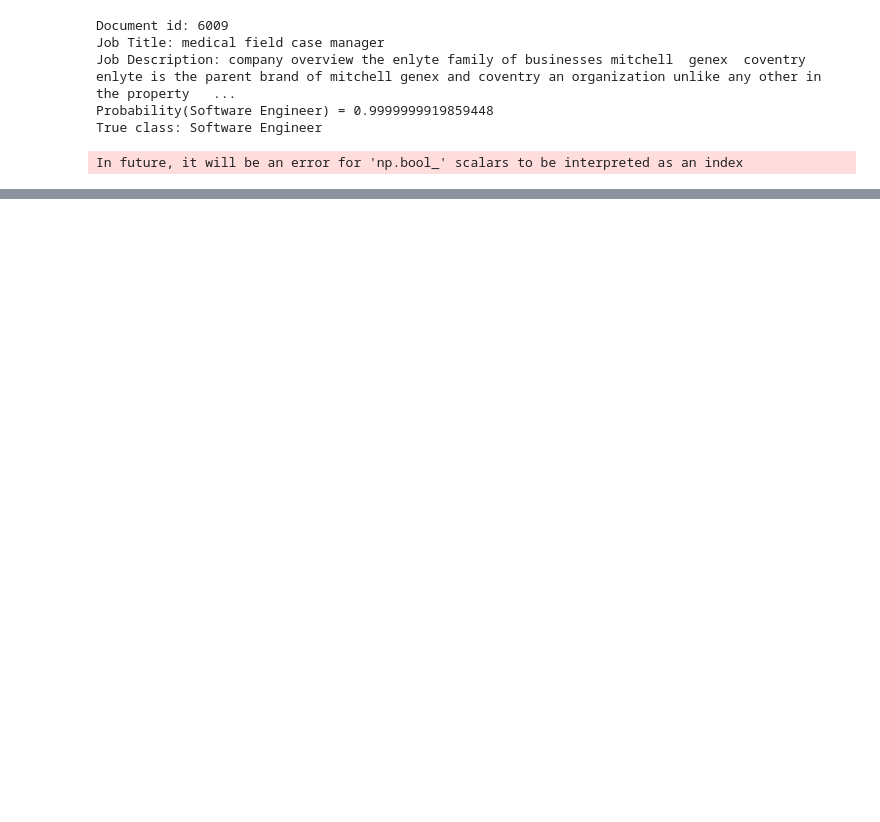
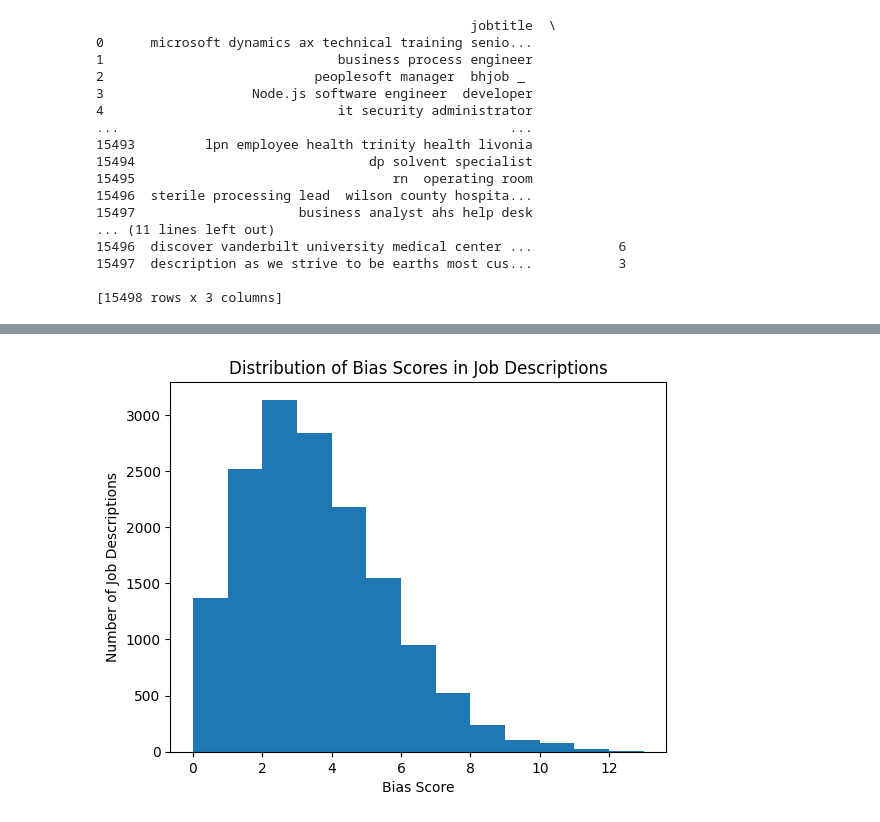
Before and after one commit to cenaice/Iterum-JobPortal, a Jupyter notebook: iterum-job-portal/src/AI_ML/model_train.ipynb, the cells around one changed output, grey strips where cells are left out. Saved outputs shown, nothing was run; the diff lists cells and outputs as text; code cells hidden in the pictures; blank space fills up the shorter version.

```diff
--- a/iterum-job-portal/src/AI_ML/model_train.ipynb
+++ b/iterum-job-portal/src/AI_ML/model_train.ipynb
@@ -163,16 +136,18 @@ Accuracy of Software Engineer: 0.9784646938177557
 # %%
-print(biased_job_descriptions[['jobtitle', 'jobdescription', 'biased_words']])
+# Biased Language Detection
+combined_data['naive_biased_words'] = combined_data['jobdescription'].apply(
+    lambda x: JobCategoryClassifier.find_biased_language(x, 2))
 
-print(" ------------------------------------------------------ ")
-# Assuming 'biased_job_descriptions' is your DataFrame with biased words
-biased_words_list = sum(biased_job_descriptions['biased_words'], [])
-word_freq = pd.Series(biased_words_list).value_counts()
+bias_model, vectorizer_swe, X_test_bias, y_test_bias = training_model(
+    combined_data['combined_text'], combined_data['naive_biased_words'], "Bias")
 
-# Plotting top N biased words
-top_n = 20
-word_freq[:top_n].plot(kind='bar', figsize=(12, 6))
-plt.title(f"Top {top_n} Biased Words in Job Descriptions")
-plt.ylabel("Frequency")
-plt.xlabel("Biased Words")
-plt.show()
+# Adding LIME to our job detection model.
+
+exp = apply_lime_to_model(combined_data, X_test_bias, y_test_bias, bias_model, [
+    'Not Bias', 'Bias'], biased_words_set)
+
+# Visualize the explanation in a notebook
+exp.show_in_notebook(text=True)
+
+print("End")
 # %% [output]
@@ -233,16 +205,33 @@ plt.show()
 # %%
-# Adding LIME to our job detection model.
-# Function to use LIME for explainability
+# Calculate bias score for each job description
+combined_data['bias_score'] = combined_data['jobdescription'].apply(
+    lambda x: calculate_bias_score(x, biased_words_set))
 
-exp = apply_lime_to_model(combined_data, X_test_swe, y_test_swe, swe_model, [
-    'Not SWE', 'Software Engineer'], biased_words_set)
+# Displaying the bias scores along with job titles and descriptions
+print(combined_data[['jobtitle', 'jobdescription', 'bias_score']])
 
-# Visualize the explanation in a notebook
-exp.show_in_notebook(text=True)
+# Plotting the distribution of bias scores
+plt.hist(combined_data['bias_score'], bins=range(
+    min(combined_data['bias_score']), max(combined_data['bias_score']) + 1, 1))
+plt.title('Distribution of Bias Scores in Job Descriptions')
+plt.xlabel('Bias Score')
+plt.ylabel('Number of Job Descriptions')
+plt.show()
 # %% [output]
-Document id: 6009
-Job Title: medical field case manager
-Job Description: company overview the enlyte family of businesses mitchell  genex  coventry enlyte is the parent brand of mitchell genex and coventry an organization unlike any other in the property   ...
-Probability(Software Engineer) = 0.9999999919859448
-True class: Software Engineer
+                                                jobtitle  \
+0      microsoft dynamics ax technical training senio...
+1                              business process engineer
+2                           peoplesoft manager  bhjob _
+3                   Node.js software engineer  developer
+4                              it security administrator
+...                                                  ...
+15493         lpn employee health trinity health livonia
+15494                              dp solvent specialist
+15495                                 rn  operating room
+15496  sterile processing lead  wilson county hospita...
+15497                     business analyst ahs help desk
+... (11 lines left out)
+15496  discover vanderbilt university medical center ...           6
+15497  description as we strive to be earths most cus...           3
+
+[15498 rows x 3 columns]
-In future, it will be an error for 'np.bool_' scalars to be interpreted as an index
@@ -249,0 +238 @@ In future, it will be an error for 'np.bool_' scalars to be interpreted as an in
+[figure, added]
```
Also changed, not shown: parts of 5 cells of this notebook, 2 other files.
